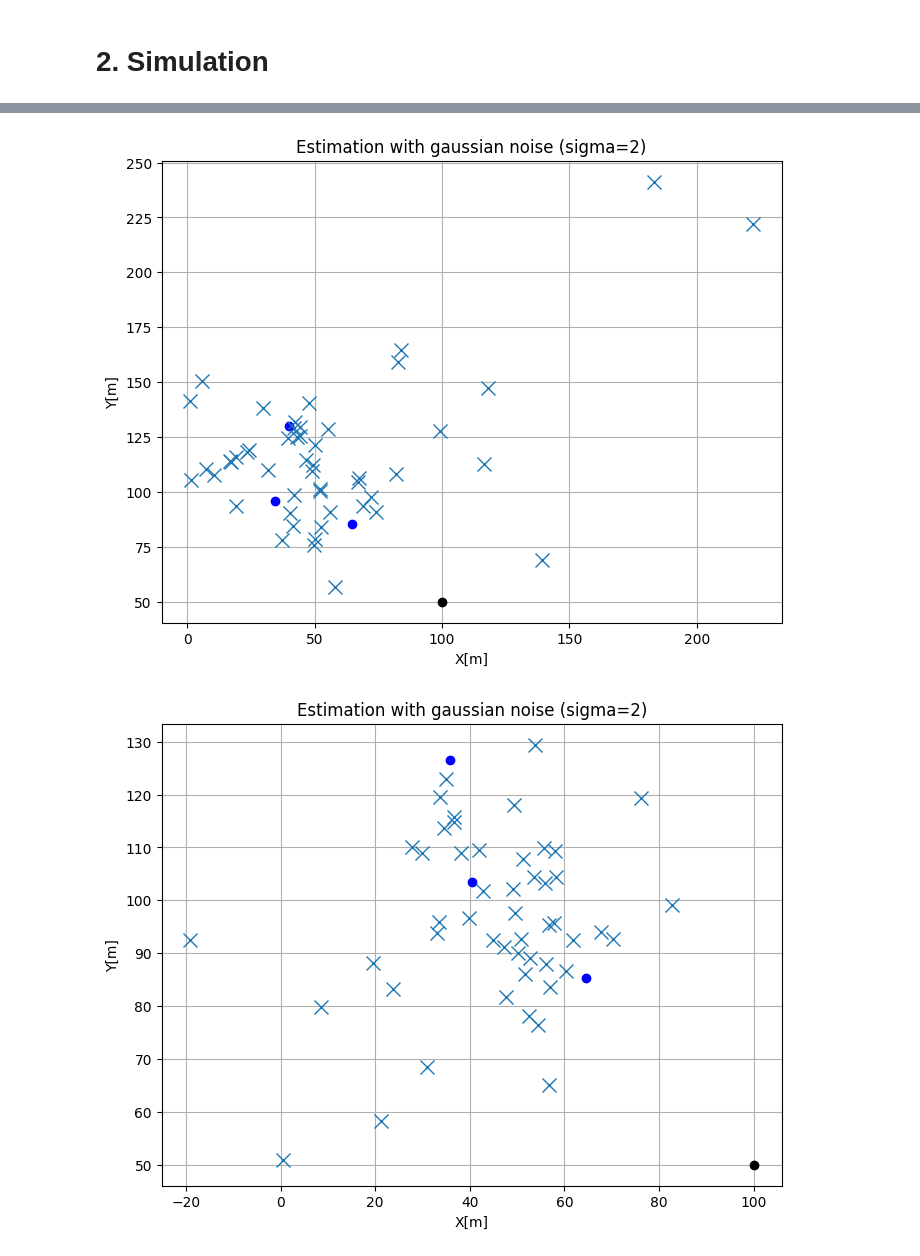
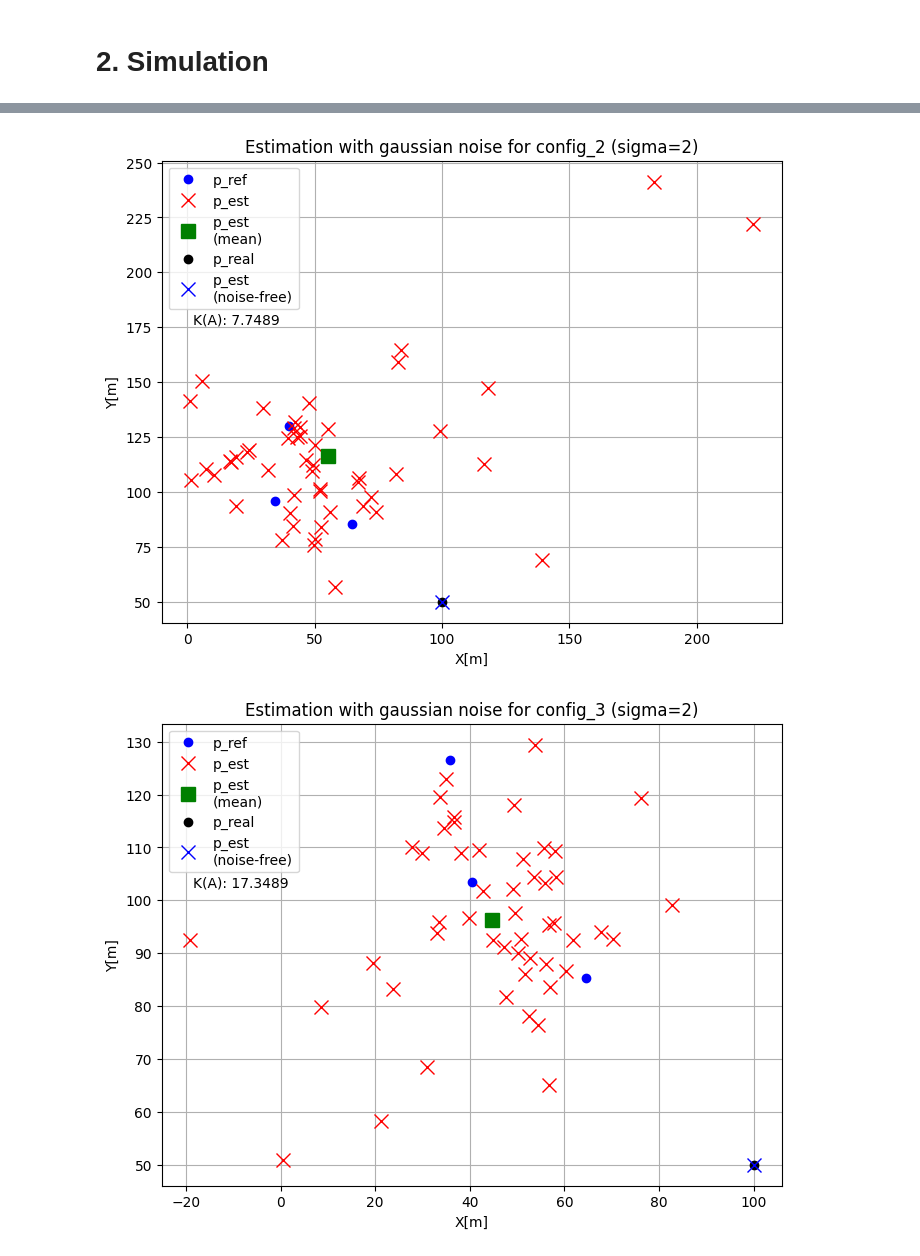
Before and after one commit to Alegarcia049/TP3_INFE, a Jupyter notebook: code.ipynb, the cells around one changed output, grey strips where cells are left out. Cells and saved outputs as stored; diff of their text form; code cells hidden in the pictures.

```diff
--- a/code.ipynb
+++ b/code.ipynb
@@ -67,5 +120,5 @@ plt.show()
 # %%
-# Introducing gaussian noise to reference coordinates
+# Introducing gaussian noise to reference points's coordinates
 
 rng = np.random.default_rng(42) # Random generator for reprodoctubility
 sigmas = (2, 5, 10)
@@ -81,9 +134,11 @@ for k in range(len(sigmas)):
 for i in range(estimations.shape[0]):
     plt.figure(figsize=(8,6))
     plt.plot(pos_1[:,0], pos_1[:,1], 'o', color='blue', label='p_ref')
-    plt.plot(estimations[i,:,0], estimations[i,:,1], 'x', markersize=10.0, label='̂p')
-    plt.plot(p[0], p[1], 'o', color='black', label='p')
-    plt.title(f'Estimation with gaussian noise (sigma={sigmas[i]})')
+    plt.plot(estimations[i,:,0], estimations[i,:,1], 'x', markersize=10.0, color='red', label='p_est')
+    plt.plot(np.mean(estimations[:,i,0]), np.mean(estimations[:,i,1]), 's', markersize=10.0, color='green', label='p_est\n(mean)')
+    plt.plot(p[0], p[1], 'o', color='black', label='p_real')
+    plt.title(f'Estimation with gaussian noise config_1 (sigma={sigmas[i]})')
+    plt.legend(loc='upper left')
     plt.xlabel('X[m]')
     plt.ylabel('Y[m]')
     plt.grid(True)
@@ -95,36 +158,48 @@ for i in range(estimations.shape[0]):
 # %%
-# Introducing gaussian noise to observed angles
+# Introducing gaussian noise into observed angles
 
 thetas_234 = np.array([[config_2[p]['angulo'] for p in config_2.keys()],
                        [config_3[p]['angulo'] for p in config_3.keys()],
                        [config_4[p]['angulo'] for p in config_4.keys()]])
 pos_234 = np.array([[config_2[p]['pos'] for p in config_2.keys()],
                     [config_3[p]['pos'] for p in config_3.keys()],
                     [config_4[p]['pos'] for p in config_4.keys()]
                    ])
 
+# First we get the solution without noise and condition number of design matrix for a later comparison
+conditions = np.zeros(3)
+clean_solutions = np.zeros((3, 2))
+for i in range(3):
+    clean_solutions[i], conditions[i] = estimate_p(thetas_234[i], pos_234[i])
+
 rng = np.random.default_rng(42) # Random generator for reprodoctubility
 sigma = 2
 estimations = np.zeros((50, 3, 2))
 noise_angles = np.tile(thetas_234, (50, 1, 1))
 noise = rng.normal(0, sigma, size=(50, 3, 3))
 noise_angles += noise
-conditions = np.zeros((50, 3, 1))
 for i in range(estimations.shape[0]):
     for j in range(estimations.shape[1]):
         x, cond = estimate_p(noise_angles[i,j,:], pos_234[j,:])
         estimations[i, j] = x
 
 for i in range(estimations.shape[1]):
     plt.figure(figsize=(8,6))
     plt.plot(pos_234[i,:,0], pos_234[i,:,1], 'o', color='blue', label='p_ref')
-    plt.plot(estimations[:,i,0], estimations[:,i,1], 'x', markersize=10.0, label='̂p')
-    plt.plot(p[0], p[1], 'o', color='black', label='p')
-    plt.title(f'Estimation with gaussian noise (sigma={sigma})')
+    plt.plot(estimations[:,i,0], estimations[:,i,1], 'x', markersize=10.0, color='red', label='p_est')
+    plt.plot(np.mean(estimations[:,i,0]), np.mean(estimations[:,i,1]), 's', markersize=10.0, color='green', label='p_est\n(mean)')
+    plt.plot(p[0], p[1], 'o', color='black', label='p_real')
+    plt.plot(clean_solutions[i][0], clean_solutions[i][1], 'x', markersize=10.0, color='blue', label='p_est\n(noise-free)')
+    plt.title(f'Estimation with gaussian noise for config_{i+2} (sigma={sigma})')
+    leg = plt.legend(loc='upper left')
+    # For text alignment
+    plt.gcf().canvas.draw()
+    bb = leg.get_bbox_to_anchor().transformed(plt.gca().transAxes.inverted())
+    plt.text(0.05, 0.67, f'K(A): {conditions[i]:.4f}', transform=plt.gca().transAxes, ha='left', va='top')
     plt.xlabel('X[m]')
     plt.ylabel('Y[m]')
     plt.grid(True)
     plt.show()
 # %% [output]
-[figure, old version]
+[figure, new version]
-[figure, old version]
+[figure, new version]
```
Also changed, not shown: parts of 8 cells of this notebook, 4 other files.
